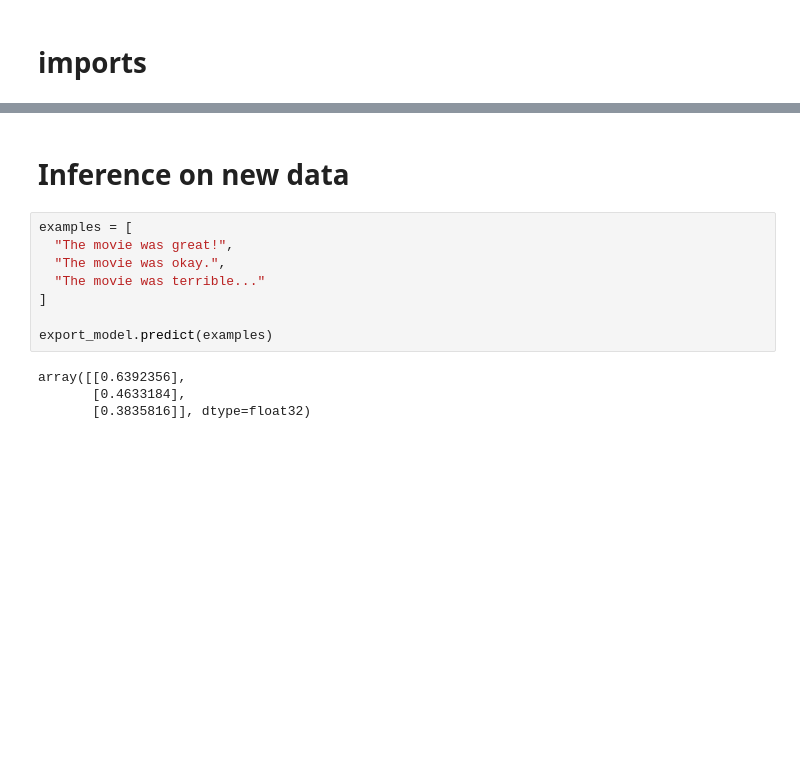
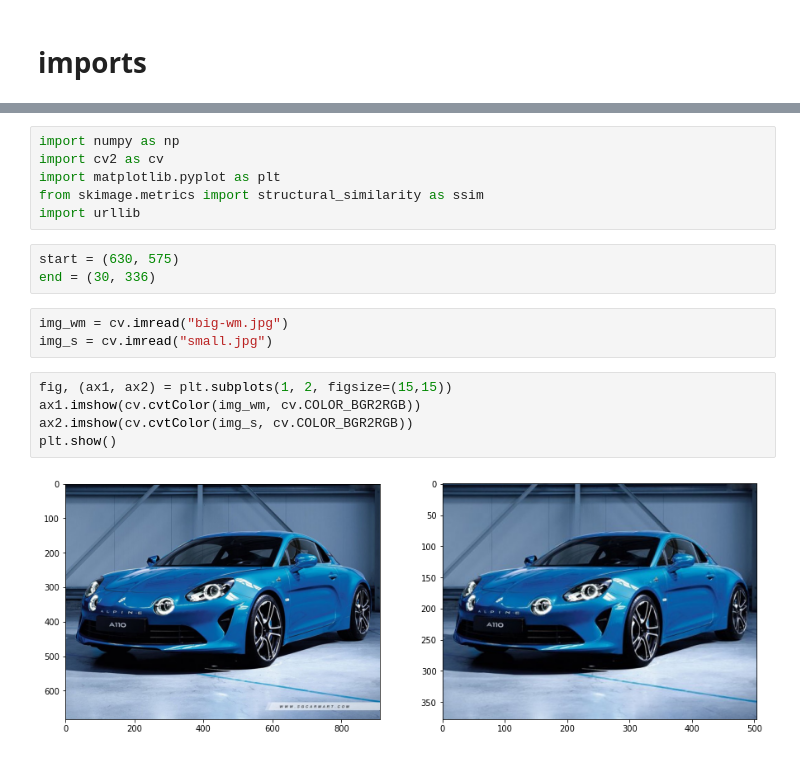
Before and after one commit to jackliusr/data-science, a Jupyter notebook: image-processing/inpaint_from_small.ipynb, the cells around one changed output, grey strips where cells are left out. Saved outputs shown, nothing was run; the diff lists cells and outputs as text; blank space fills up the shorter version.

```diff
--- a/image-processing/inpaint_from_small.ipynb
+++ b/image-processing/inpaint_from_small.ipynb
@@ -307,14 +28,19 @@ print(accuracy)
-# %% [markdown]
-# Inference on new data
-# %%
-examples = [
-  "The movie was great!",
-  "The movie was okay.",
-  "The movie was terrible..."
-]
-
-export_model.predict(examples)
-# %% [output]
-array([[0.6392356],
-       [0.4633184],
-       [0.3835816]], dtype=float32)
+# %%
+import numpy as np
+import cv2 as cv
+import matplotlib.pyplot as plt
+from skimage.metrics import structural_similarity as ssim
+import urllib
+# %%
+start = (630, 575)
+end = (30, 336)
+# %%
+img_wm = cv.imread("big-wm.jpg")
+img_s = cv.imread("small.jpg")
+# %%
+fig, (ax1, ax2) = plt.subplots(1, 2, figsize=(15,15))
+ax1.imshow(cv.cvtColor(img_wm, cv.COLOR_BGR2RGB))
+ax2.imshow(cv.cvtColor(img_s, cv.COLOR_BGR2RGB))
+plt.show()
+# %% [output]
+[figure, added]
```
Also changed, not shown: parts of 42 cells of this notebook.
